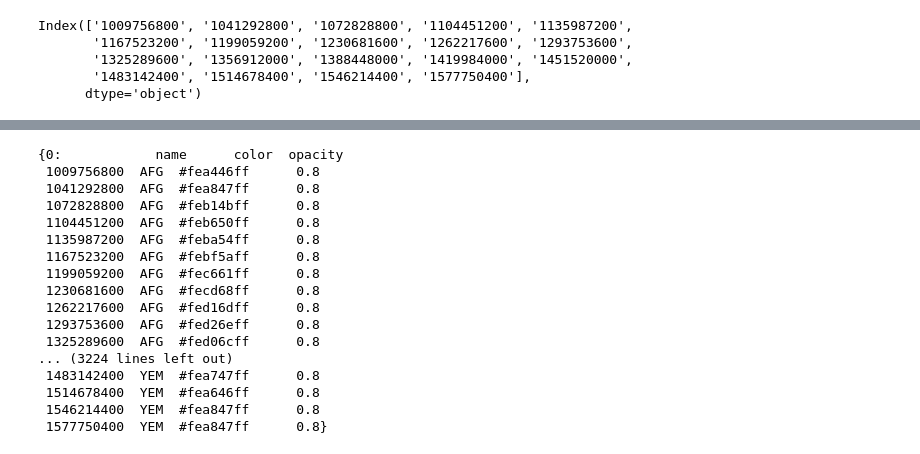
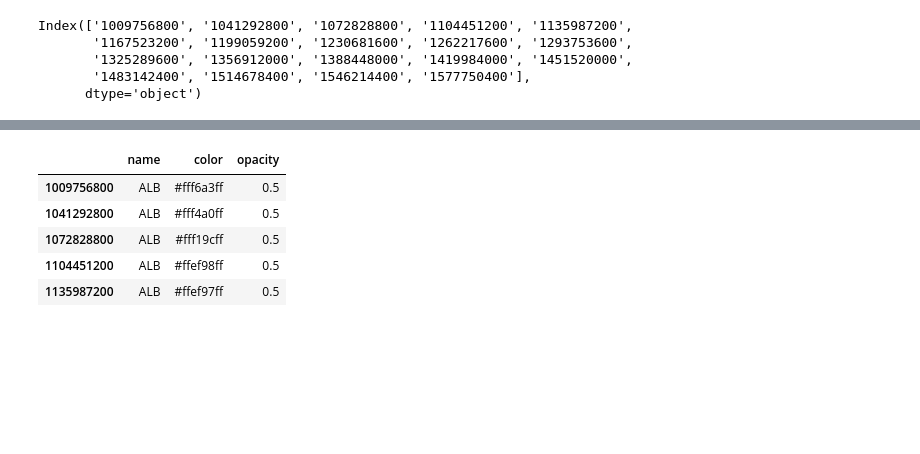
Before and after one commit to bakerjf1993/Supply-Chain, a Jupyter notebook: MapFoodSecuritySlider_vBill.ipynb, the cells around one changed output, grey strips where cells are left out. Saved outputs shown, nothing was run; the diff lists cells and outputs as text; code cells hidden in the pictures; blank space fills up the shorter version.

```diff
--- a/MapFoodSecuritySlider_vBill.ipynb
+++ b/MapFoodSecuritySlider_vBill.ipynb
@@ -168,20 +98,9 @@ for country, data in styledata.items():
 # %%
-styledata
+styledata[1].head()
 # %% [output]
-{0:            name      color  opacity
- 1009756800  AFG  #fea446ff      0.8
- 1041292800  AFG  #fea847ff      0.8
- 1072828800  AFG  #feb14bff      0.8
- 1104451200  AFG  #feb650ff      0.8
- 1135987200  AFG  #feba54ff      0.8
- 1167523200  AFG  #febf5aff      0.8
- 1199059200  AFG  #fec661ff      0.8
- 1230681600  AFG  #fecd68ff      0.8
- 1262217600  AFG  #fed16dff      0.8
- 1293753600  AFG  #fed26eff      0.8
- 1325289600  AFG  #fed06cff      0.8
-... (3224 lines left out)
- 1483142400  YEM  #fea747ff      0.8
- 1514678400  YEM  #fea646ff      0.8
- 1546214400  YEM  #fea847ff      0.8
- 1577750400  YEM  #fea847ff      0.8}
+|  | name | color | opacity |
+| 1009756800 | ALB | #fff6a3ff | 0.5 |
+| 1041292800 | ALB | #fff4a0ff | 0.5 |
+| 1072828800 | ALB | #fff19cff | 0.5 |
+| 1104451200 | ALB | #ffef98ff | 0.5 |
+| 1135987200 | ALB | #ffef97ff | 0.5 |
```
Also changed, not shown: parts of 23 cells of this notebook.
